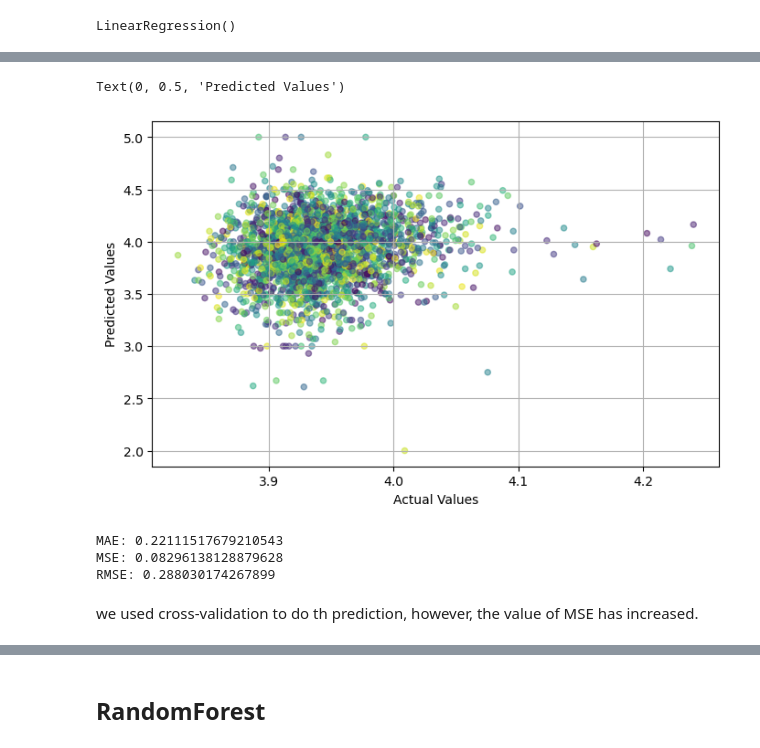
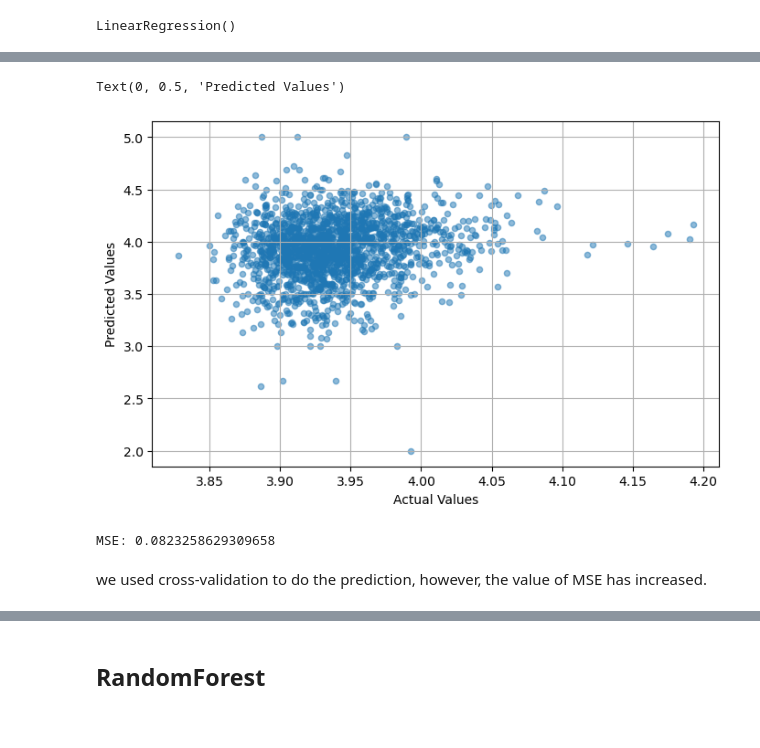
Before and after one commit to ENWEIZHOU/book_rating_predictor, a Jupyter notebook: BookRatingPredictions.ipynb, the cells around one changed output, grey strips where cells are left out. Drawn from its saved outputs; the diff is of its cells as text; code cells hidden in the pictures.

```diff
--- a/BookRatingPredictions.ipynb
+++ b/BookRatingPredictions.ipynb
@@ -547,0 +530,11 @@ data['ratings_count'] = data.groupby('title')['ratings_count'].transform('sum')
+# %%
+np = data.groupby('title')['num_pages']
+ar = data.groupby('title')['average_rating']
+trc = data.groupby('title')['text_reviews_count']
+rc = data.groupby('title')['ratings_count']
+
+data['num_pages'] = np.transform('mean')
+data['average_rating'] = ar.transform('mean')
+data['text_reviews_count'] = trc.transform('sum')
+data['ratings_count'] = rc.transform('sum')
+data.head()
@@ -597,7 +597,7 @@ Mode of num_pages: 0    288.0
 dtype: float64
 # %%
 #first convert 0 into null
-data.num_pages = data.num_pages.replace(0, np.nan)
+data.num_pages = data.num_pages.replace(0, None)
 #then replace them by mode of num_pages
 data.num_pages.fillna(data_series.mode()[0], inplace=True)
 # %%
@@ -641,10 +641,12 @@ data.head(5)
 #### encoding string to numerical
 # %%
 from sklearn.preprocessing import LabelEncoder
-#encode title column
 le = LabelEncoder()
-data['title_encoding']=le.fit_transform(data['title'])
-#data['title'] = le.fit_transform(data['title'])
+#enc = OrdinalEncoder()
+#enc.fit(data[['language_code']])
+#data[['language_code']] = enc.fit_transform(data[['language_code']])
+#data['authors_encoding'] = le.fit_transform(data['authors'])
+#data['publisher_encoding'] = le.fit_transform(data['publisher'])
 # %%
 #encode authors column
 #data['authors'] = le.fit_transform(data['authors'])
@@ -718,7 +719,7 @@ Name: average_rating, dtype: float64
 # %% [markdown]
 split the train dateset and test dateset from train_data
 # %%
-X_train, X_test, y_train, y_test = train_test_split(X, y, test_size = 0.3, random_state = 10)
+X_train, X_test, y_train, y_test = train_test_split(X, y, test_size = 0.2, random_state = 10)
 # %% [markdown]
 ## Linear Regression
 # %%
@@ -748,27 +749,28 @@ pred.head(10)
 # %%
 #plot predicted and actual value
 plt.figure(num=None, figsize=(8, 5), dpi=100)
-colors = np.random.rand(2729),
-plt.scatter(lr_pre,y_test,s= 20.0,c=colors,alpha= 0.5)
+#colors = np.random.rand(1819),
+plt.scatter(lr_pre,y_test,s= 20.0,alpha= 0.5)
 plt.grid(True)
 plt.xlabel("Actual Values")
 plt.ylabel("Predicted Values")
+
+#print('MSE:', metrics.mean_squared_error(y_test, lr_pre))#均方误差
+#print('CV_MSE', metrics.mean_squared_error(y, lr_cv_pre))#均方误差
 # %% [output]
 Text(0, 0.5, 'Predicted Values')
-[figure, old version]
+[figure, new version]
 # %%
 # evaluate the performance of the algorithm
 from sklearn import metrics
 #print('r2_score:',metrics.r2_score(y_test,predictions))
-print('MAE:', metrics.mean_absolute_error(y_test, lr_pre))#平均绝对误差
+#print('MAE:', metrics.mean_absolute_error(y_test, lr_pre))#平均绝对误差
 print('MSE:', metrics.mean_squared_error(y_test, lr_pre))#均方误差
-print('RMSE:', np.sqrt(metrics.mean_squared_error(y_test, lr_pre)))#均方根误差
+#print('RMSE:', np.sqrt(metrics.mean_squared_error(y_test, lr_pre)))#均方根误差
 # %% [output]
-MAE: 0.22111517679210543
-MSE: 0.08296138128879628
-RMSE: 0.288030174267899
+MSE: 0.0823258629309658
 # %% [markdown]
-we used cross-validation to do th prediction, however, the value of MSE has increased.
+we used cross-validation to do the prediction, however, the value of MSE has increased.
 # %%
 #using cross-validation
 from sklearn.model_selection import cross_val_predict
```
Also changed, not shown: parts of 42 cells of this notebook.
